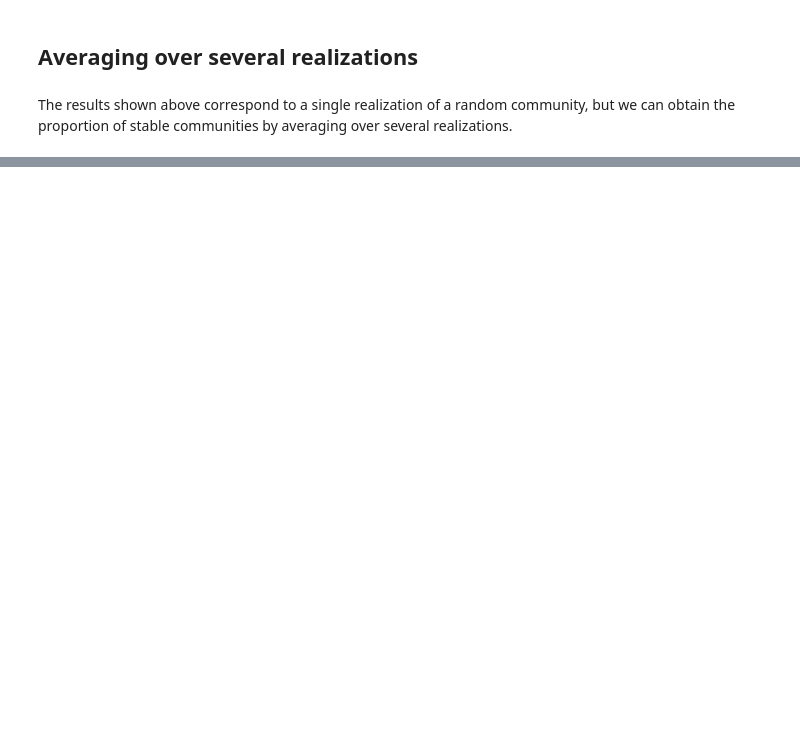
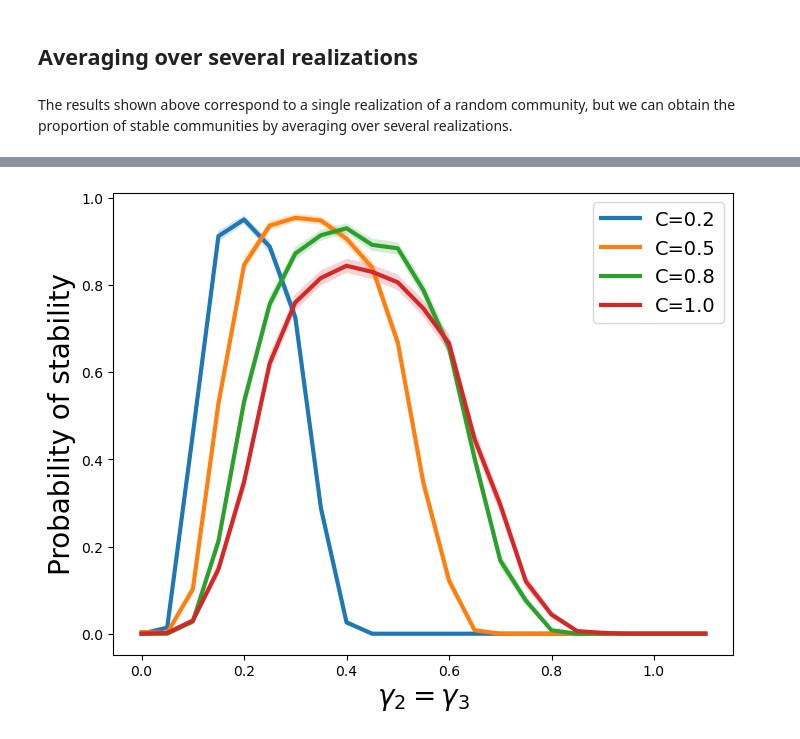
Before and after one commit to agimenezromero/Structured-Community-Matrix, a Jupyter notebook: Example.ipynb, the cells around one changed output, grey strips where cells are left out. Drawn from its saved outputs; the diff is of its cells as text; code cells hidden in the pictures; blank space fills up the shorter version.

```diff
--- a/Example.ipynb
+++ b/Example.ipynb
@@ -231,0 +247,23 @@ For $\gamma_2=\gamma_3=0$ adult-juvenile interactions are negligible and the sta
+# %%
+using PyPlot
+
+plt.figure(figsize=(8, 6))
+
+for i in 1:length(Cs)
+
+    C = Cs[i]
+
+    plt.plot(γ_vals, stability_cs[i], lw=3, label="C=$(C)")
+    plt.fill_between(γ_vals, stability_cs[i] .- std_stability_cs[i]/sqrt(realizations), stability_cs[i] .+ std_stability_cs[i]/sqrt(realizations), alpha=0.2)
+
+end
+
+plt.xlabel(L"\gamma_2=\gamma_3", fontsize=20)
+plt.ylabel("Probability of stability", fontsize=20)
+
+plt.legend(fontsize=14)
+
+plt.savefig("effect_of_C.png", dpi=300)
+
+gcf()
+# %% [output]
@@ -231,0 +273 @@ For $\gamma_2=\gamma_3=0$ adult-juvenile interactions are negligible and the sta
+[figure, added]
```
Also changed, not shown: parts of 8 cells of this notebook.
